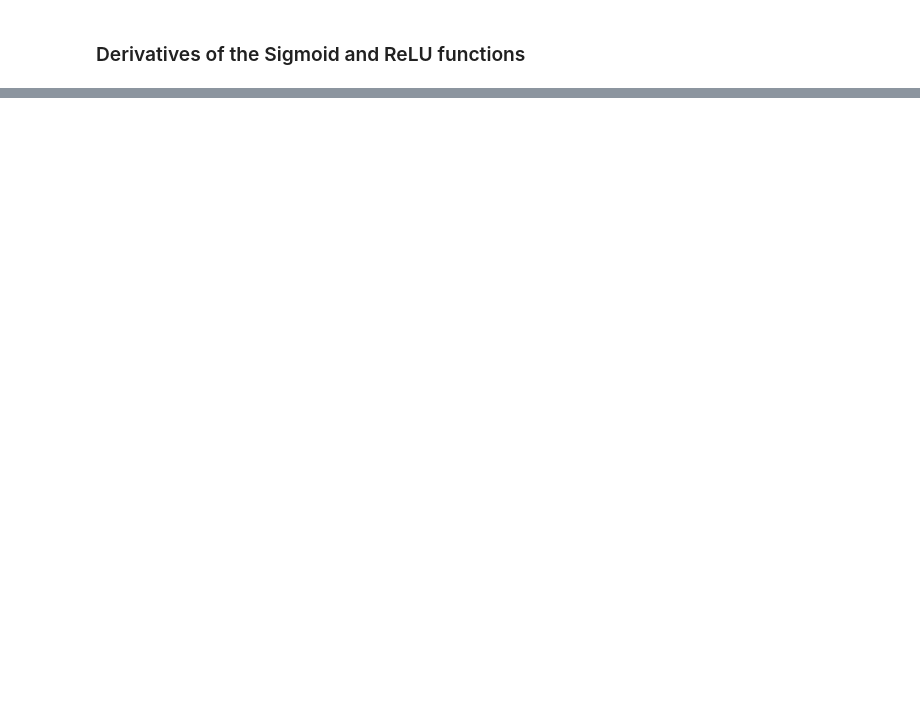
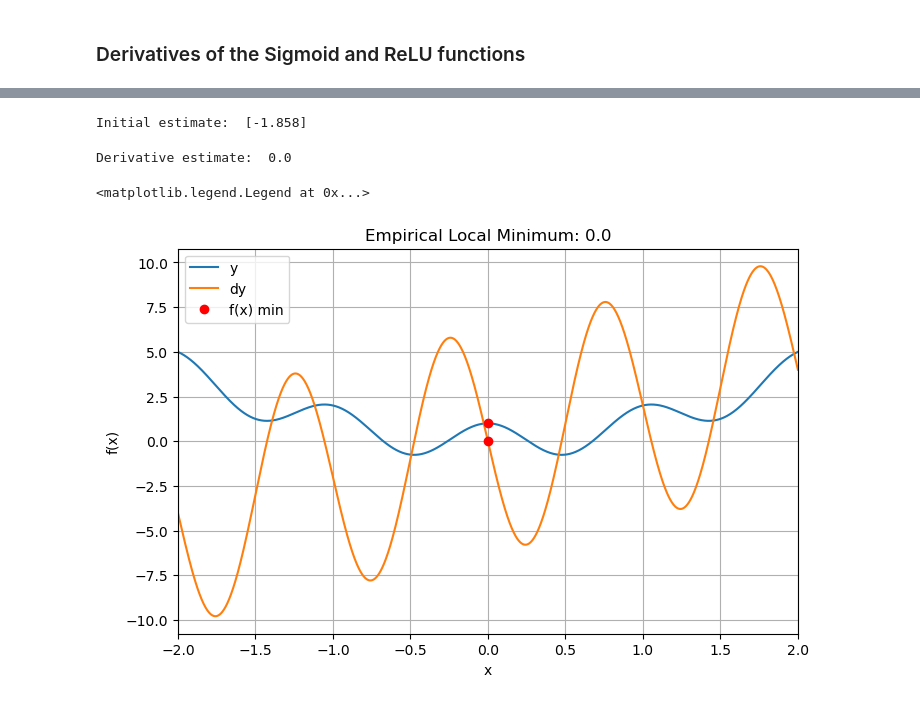
Before and after one commit to xuzmocode4-325/Pytorch-Tutorial, a Jupyter notebook: dudl_notes.ipynb, the cells around one changed output, grey strips where cells are left out. Drawn from its saved outputs; the diff is of its cells as text; code cells hidden in the pictures; blank space fills up the shorter version.

```diff
--- a/dudl_notes.ipynb
+++ b/dudl_notes.ipynb
@@ -1316,0 +1438,2 @@ p.show()
+# %%
+x_ = np.linspace(-2, 2, 2001)
@@ -1316,0 +1452,33 @@ p.show()
+# %%
+# random starting point
+# seed = np.random.RandomState(42)
+# localmin = seed.choice(x_, 1)
+localmin = np.random.choice(x_, 1) #ranomly select one value from vector 'x'
+print('Initial estimate: ',localmin)
+# %% [output]
+Initial estimate:  [-1.858]
+# %%
+learning_rate = .075
+training_epochs = 1000
+# %%
+for i in range(training_epochs):
+    grad = deriv(localmin)
+    localmin = localmin - learning_rate * grad
+
+print('Derivative estimate: ', localmin)
+# %% [output]
+Derivative estimate:  0.0
+# %%
+fig, ax = plt.subplots(figsize=(8, 5))
+ax.plot(x_, fx(x_), x_, deriv(x_))
+ax.plot(localmin, deriv(localmin), 'ro')
+ax.plot(localmin, fx(localmin), 'ro')
+ax.set_xlim(x_[[0, -1]])
+ax.grid()
+ax.set_xlabel('x')
+ax.set_ylabel('f(x)')
+ax.set_title(f'Empirical Local Minimum: {localmin}')
+ax.legend(['y', 'dy', 'f(x) min'])
+# %% [output]
+<matplotlib.legend.Legend at 0x...>
+[figure, added]
```
Also changed, not shown: parts of 101 cells of this notebook.
